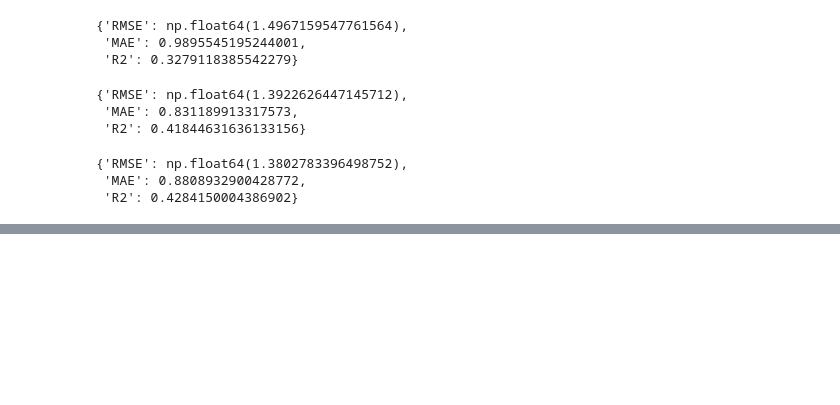
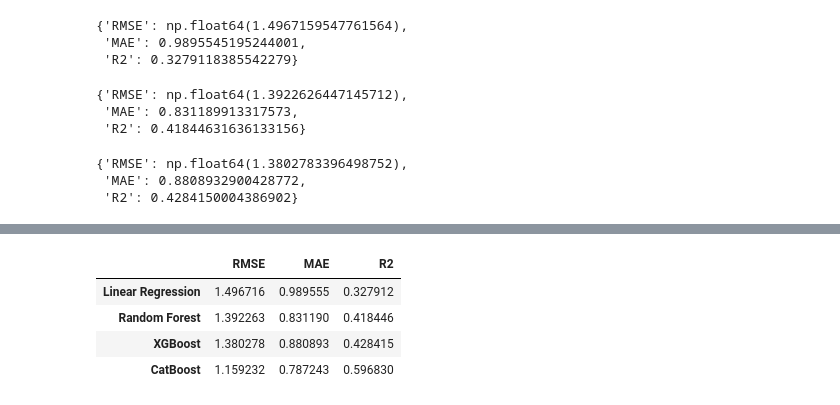
Before and after one commit to lancerowen23/Lifties_Austria, a Jupyter notebook: Lyfties_Modeling/Lyfties_Modeling.ipynb, the cells around one changed output, grey strips where cells are left out. Drawn from its saved outputs; the diff is of its cells as text; code cells hidden in the pictures; blank space fills up the shorter version.

```diff
--- a/Lyfties_Modeling/Lyfties_Modeling.ipynb
+++ b/Lyfties_Modeling/Lyfties_Modeling.ipynb
@@ -319,0 +301,16 @@ plt.gca().spines[['top', 'right']].set_visible(False)
+# %%
+results = {
+    "Linear Regression": linreg_results,
+    "Random Forest": rf_results,
+    "XGBoost": xgb_results,
+    "CatBoost": cb_results
+}
+
+results_df = pd.DataFrame(results).T
+results_df
+# %% [output]
+|  | RMSE | MAE | R2 |
+| Linear Regression | 1.496716 | 0.989555 | 0.327912 |
+| Random Forest | 1.392263 | 0.831190 | 0.418446 |
+| XGBoost | 1.380278 | 0.880893 | 0.428415 |
+| CatBoost | 1.159232 | 0.787243 | 0.596830 |
```
Also changed, not shown: parts of 4 cells of this notebook, 2 other files.
